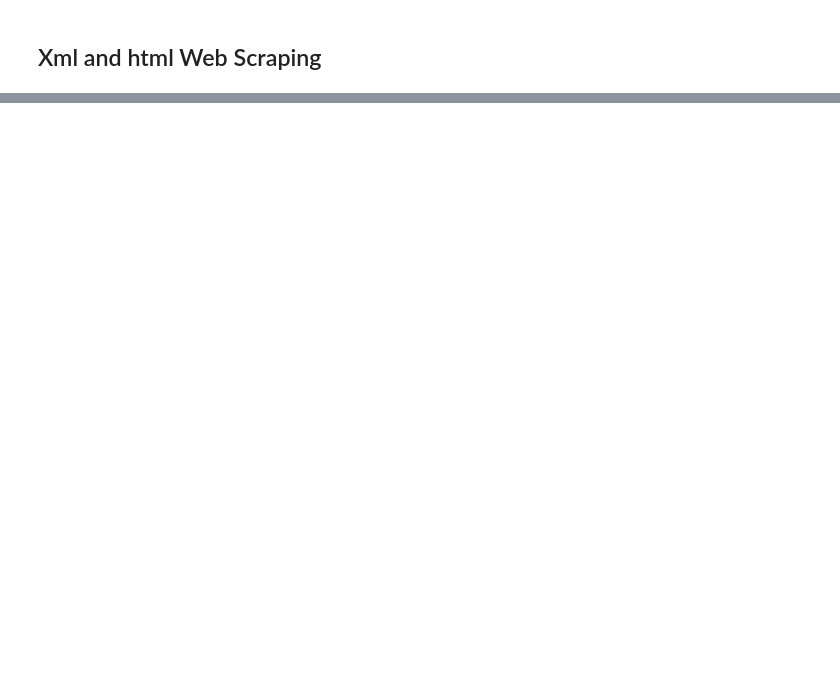
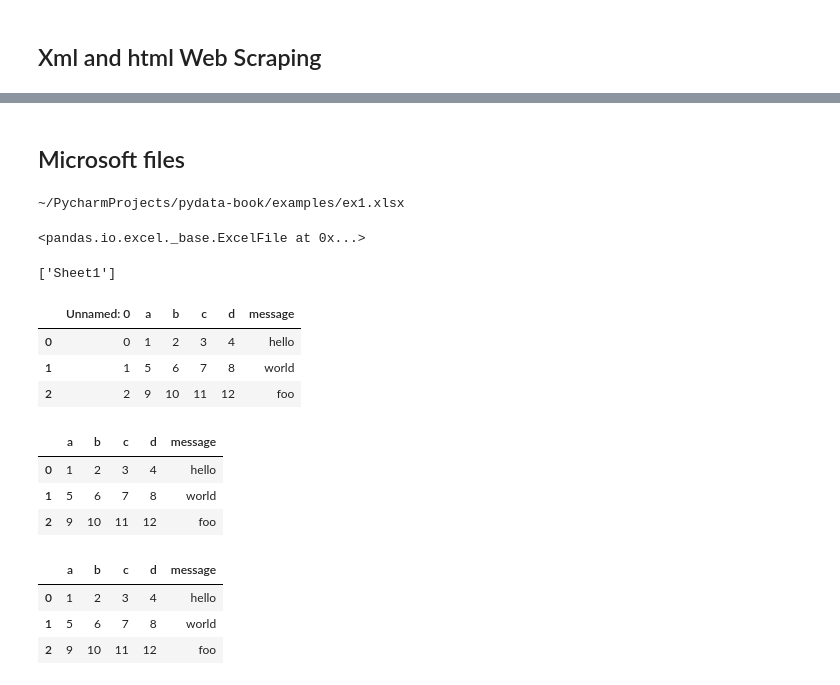
Before and after one commit to emuro/books, a Jupyter notebook: python/pydata-book/ch06_EM.ipynb, the cells around one changed output, grey strips where cells are left out. Saved outputs shown, nothing was run; the diff lists cells and outputs as text; code cells hidden in the pictures; blank space fills up the shorter version.

```diff
--- a/python/pydata-book/ch06_EM.ipynb
+++ b/python/pydata-book/ch06_EM.ipynb
@@ -12,9 +12,9 @@ np.random.seed(12345)
 # system
 system = list(os.uname())[0]
 if system == 'Linux':
-    base_dir = "/home/emuro/"
+    base_dir = "/home/emuro/git/github/"
 elif system == 'Darwin':
-    base_dir = "~/Pycharm/"
-base_dir += "git/github/pydata-book/"
+    base_dir = "~/PycharmProjects/"
+base_dir += "pydata-book/"
 print(base_dir)
 # %% [output]
@@ -393,0 +426,39 @@ data.to_json(sys.stdout)
+# %% [markdown]
+## Microsoft files
+# %%
+xlsx_f = os.path.join(base_dir, "examples/ex1.xlsx")
+print(xlsx_f)
+# !cat $xlsx_f
+# %% [output]
+~/PycharmProjects/pydata-book/examples/ex1.xlsx
+# %%
+xlsx = pd.ExcelFile(xlsx_f)
+display(xlsx)
+# %% [output]
+<pandas.io.excel._base.ExcelFile at 0x...>
+# %%
+xlsx.sheet_names
+# %% [output]
+['Sheet1']
+# %%
+xlsx.parse(sheet_name="Sheet1")
+# %% [output]
+|  | Unnamed: 0 | a | b | c | d | message |
+| 0 | 0 | 1 | 2 | 3 | 4 | hello |
+| 1 | 1 | 5 | 6 | 7 | 8 | world |
+| 2 | 2 | 9 | 10 | 11 | 12 | foo |
+# %%
+xlsx.parse(sheet_name="Sheet1", index_col=0)
+# %% [output]
+|  | a | b | c | d | message |
+| 0 | 1 | 2 | 3 | 4 | hello |
+| 1 | 5 | 6 | 7 | 8 | world |
+| 2 | 9 | 10 | 11 | 12 | foo |
+# %%
+frame = pd.read_excel(xlsx_f, sheet_name="Sheet1", index_col=0)
+frame
+# %% [output]
+|  | a | b | c | d | message |
+| 0 | 1 | 2 | 3 | 4 | hello |
+| 1 | 5 | 6 | 7 | 8 | world |
+| 2 | 9 | 10 | 11 | 12 | foo |
```
Also changed, not shown: parts of 37 cells of this notebook, 1 other file.
